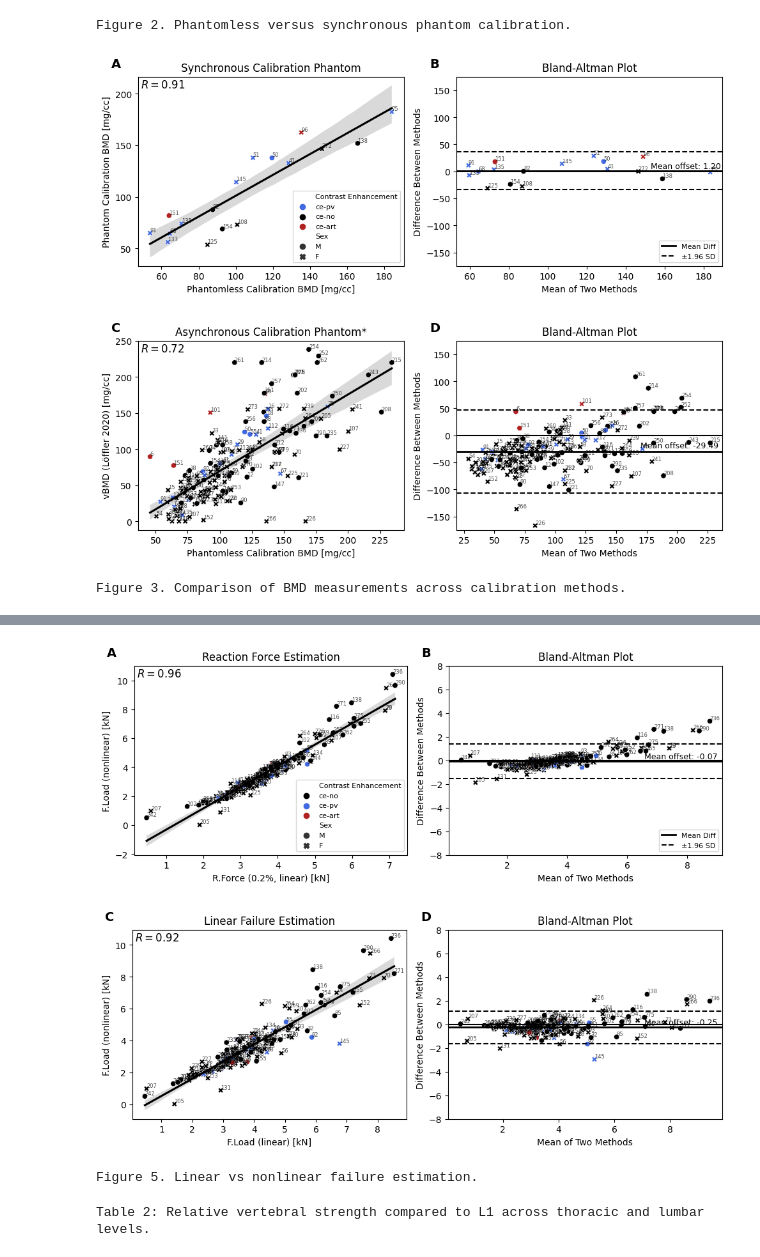
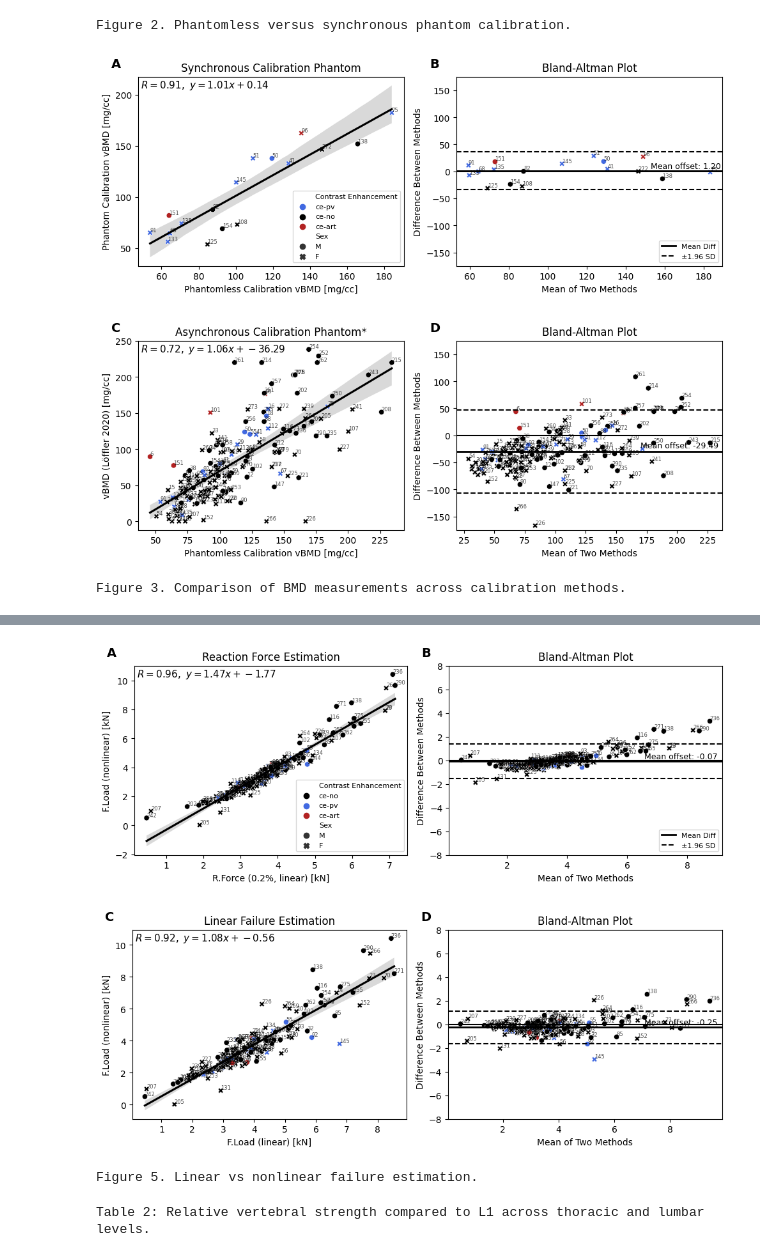
Before and after one commit to Bonelab/spineFE-benchmark, a Jupyter notebook: notebooks/1_Figures.ipynb, the cells around one changed output, grey strips where cells are left out. Drawn from its saved outputs; the diff is of its cells as text; code cells hidden in the pictures.

Commit message:
Added regression equation to plots

```diff
--- a/notebooks/1_Figures.ipynb
+++ b/notebooks/1_Figures.ipynb
@@ -326,6 +328,7 @@ def corr_BA_plot(
 
     # --- Pearson correlation ---
     r_value, _ = pearsonr(plotdf[col_x], plotdf[col_y])
+    slope, intercept, _, _, _ = linregress(plotdf[col_x], plotdf[col_y])
 
     # --- Bland-Altman calculations ---
     plotdf["mean"] = plotdf[[col_x, col_y]].mean(axis=1)
@@ -352,6 +355,7 @@ def corr_BA_plot(
     sns.regplot(data=plotdf, x=col_x, y=col_y, scatter=False, line_kws={"color": "black"}, ax=axes[0])
     sns.scatterplot(data=plotdf, x=col_x, y=col_y, style=style, hue=hue, palette=custom_palette, ax=axes[0])
 
+
     if annotate:
         for _, row in plotdf.iterrows():
             axes[0].text(row[col_x], row[col_y], str(int(row[id_col])), fontsize=6, alpha=0.7, ha='left', va='bottom')
@@ -359,7 +363,15 @@ def corr_BA_plot(
     if title is None:
         title="Correlation Plot"
 
-    axes[0].text(0.01, 0.99, f"$R = {r_value:.2f}$", transform=axes[0].transAxes, fontsize=12, va='top')
+    axes[0].text(
+        0.01, 0.99,
+        f"$R = {r_value:.2f},\ y = {slope:.2f}x + {intercept:.2f}$",
+        transform=axes[0].transAxes,
+        fontsize=11,
+        va='top',
+        ha='left'
+    )
+
     axes[0].set_title(title)
     axes[0].set_xlabel(col_x)
     axes[0].set_ylabel(col_y)
@@ -409,38 +421,38 @@ def corr_BA_plot(
                 -0.1, 1.1, letters[i],
                 transform=ax.transAxes,
                 fontsize=14, fontweight='bold',
                 va='top', ha='left'
     )
 
     if legend is None:
         for ax in axes.flatten():
             ax.legend_.remove()
 
 
     plt.tight_layout()
     if filename:
         plt.savefig(filename, format='svg')
 
     plt.show()
     return fig, axes
 
 y_lim = [-175, 175]
 tick = 50
-col_x = "Phantomless Calibration BMD [mg/cc]"
-col_y = "Phantom Calibration BMD [mg/cc]"
+col_x = "Phantomless Calibration vBMD [mg/cc]"
+col_y = "Phantom Calibration vBMD [mg/cc]"
 title = "Synchronous Calibration Phantom"
 filename = "../results/figures/verse19fem_figure_3_AB.svg"
 fig3, axes3 = corr_BA_plot(df,col_x,col_y,bland_ylim=y_lim,tick=tick,title=title,letters=['A','B'],legend=True,filename=filename)
 
-col_x = "Phantomless Calibration BMD [mg/cc]"
+col_x = "Phantomless Calibration vBMD [mg/cc]"
 col_y = "vBMD (Löffler 2020) [mg/cc]"
 title = "Asynchronous Calibration Phantom*"
 filename = "../results/figures/verse19fem_figure_3_CD.svg"
 fig3, axes3 = corr_BA_plot(df,col_x,col_y,bland_ylim=y_lim,tick=tick,title=title,letters=['C','D'],filename=filename)
 print('Figure 3. Comparison of BMD measurements across calibration methods.')
 # %% [output]
-[figure, old version]
+[figure, new version]
-[figure, old version]
+[figure, new version]
 Figure 3. Comparison of BMD measurements across calibration methods.
 # %%
 # === Figure 4 ===
@@ -470,8 +482,8 @@ filename = "../results/figures/verse19fem_figure_5_CD.svg"
 fig3, axes3 = corr_BA_plot(df,col_x,col_y,bland_ylim=y_lim,tick=tick,title=title,letters=['C','D'],filename=filename)
 print('Figure 5. Linear vs nonlinear failure estimation.')
 # %% [output]
-[figure, old version]
+[figure, new version]
-[figure, old version]
+[figure, new version]
 Figure 5. Linear vs nonlinear failure estimation.
 # %%
 # === Global vertebra mappings ===
```
Also changed, not shown: parts of 2 cells of this notebook, 6 other files.
